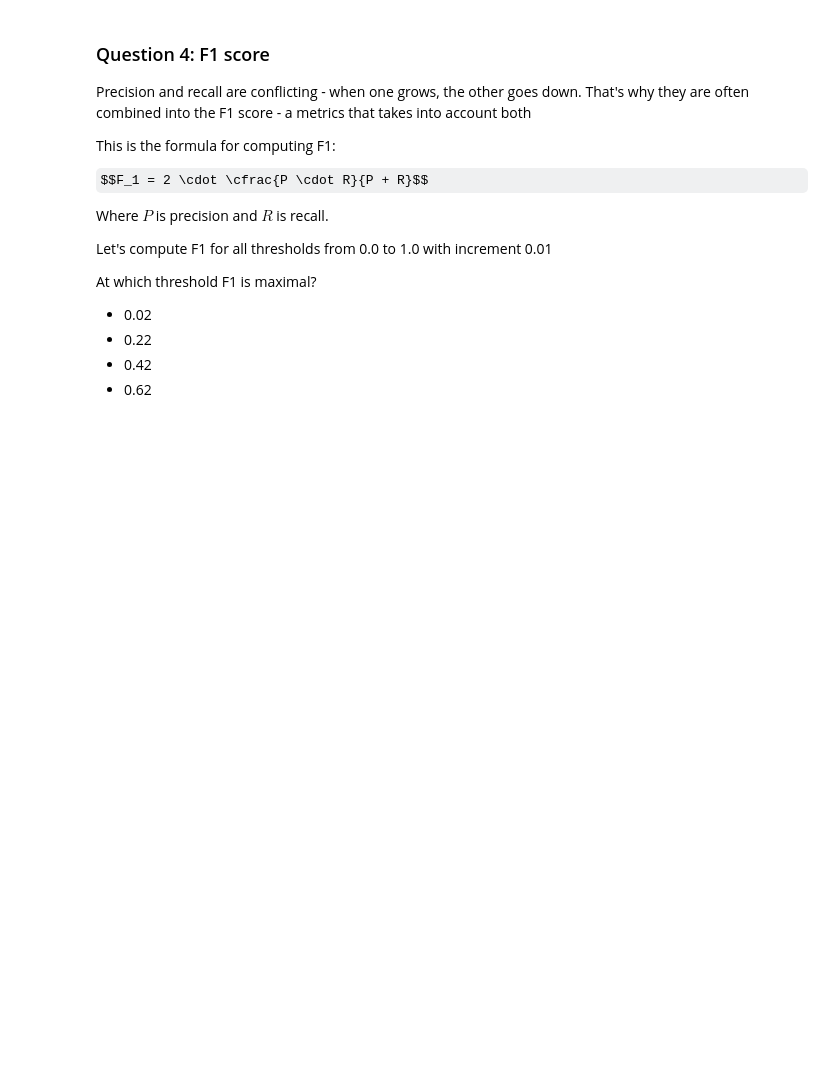
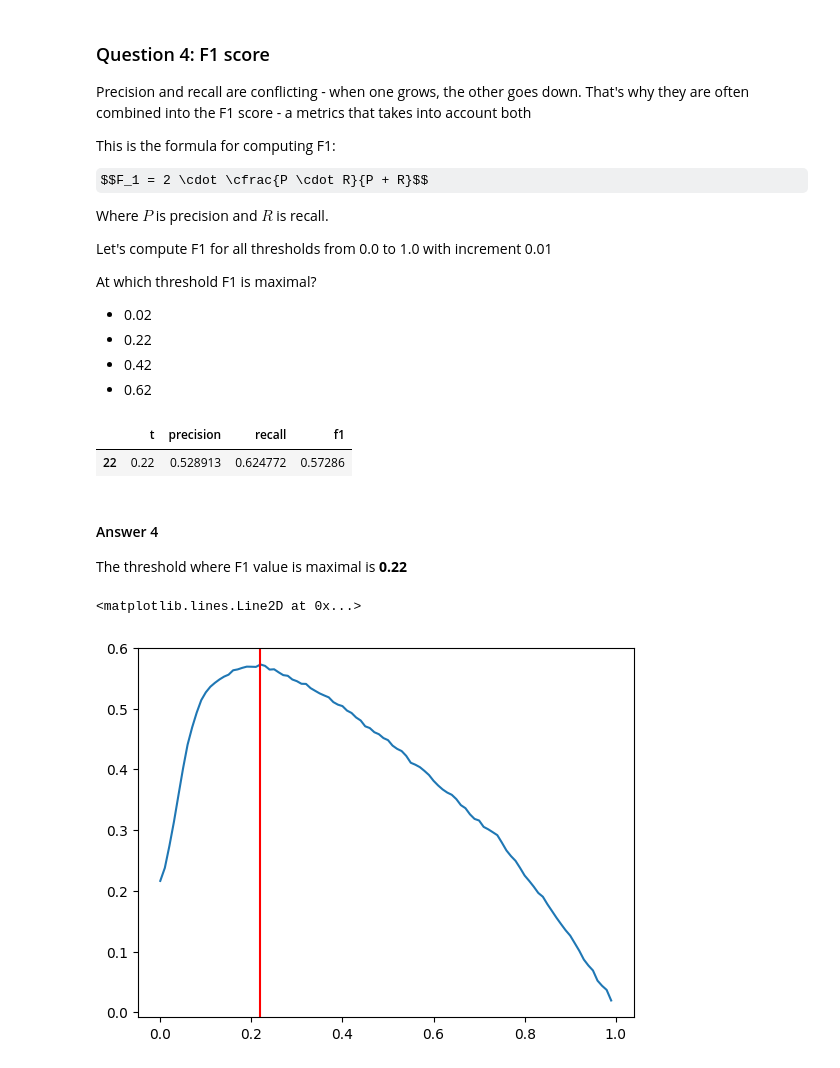
Before and after one commit to juangrau/DTC-ML-course, a Jupyter notebook: mod_4/homework.ipynb, the cells around one changed output. Cells and saved outputs as stored; diff of their text form; code cells hidden in the pictures; some formulas as TeX source; blank space fills up the shorter version.

```diff
--- a/mod_4/homework.ipynb
+++ b/mod_4/homework.ipynb
@@ -363,3 +363,20 @@ At which threshold F1 is maximal?
 - 0.22
 - 0.42
 - 0.62
+# %%
+df_p_r['f1'] = 2 * ((df_p_r.precision * df_p_r.recall) / (df_p_r.precision + df_p_r.recall))
+# %%
+df_p_r[df_p_r.f1 == df_p_r.f1.max()]
+# %% [output]
+|  | t | precision | recall | f1 |
+| 22 | 0.22 | 0.528913 | 0.624772 | 0.57286 |
+# %% [markdown]
+#### Answer 4
+
+The threshold where F1 value is maximal is **0.22**
+# %%
+plt.plot(df_p_r.t, df_p_r.f1)
+plt.axvline(x=0.22, color='r')
+# %% [output]
+<matplotlib.lines.Line2D at 0x...>
+[figure, added]
```
Also changed, not shown: parts of 12 cells of this notebook.
